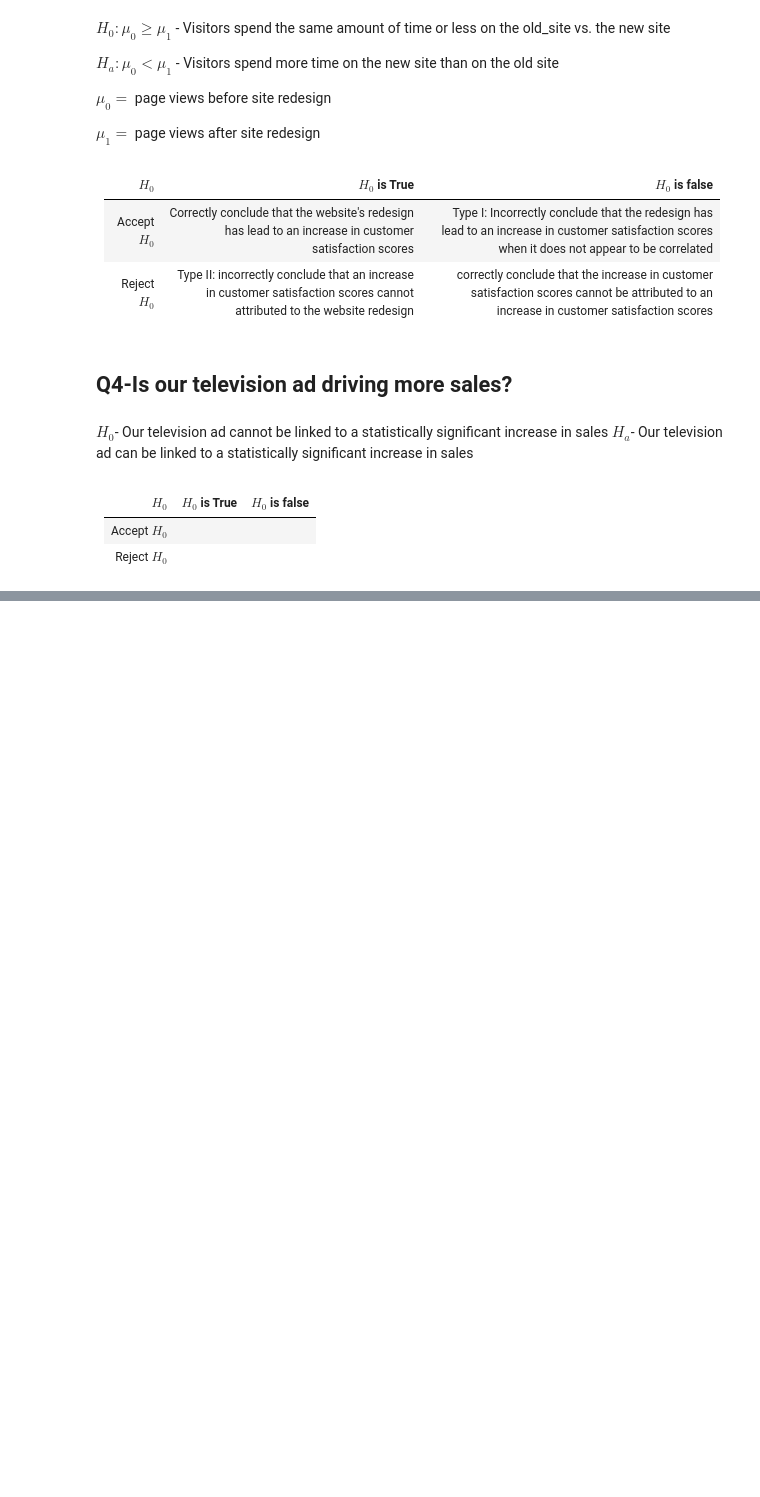
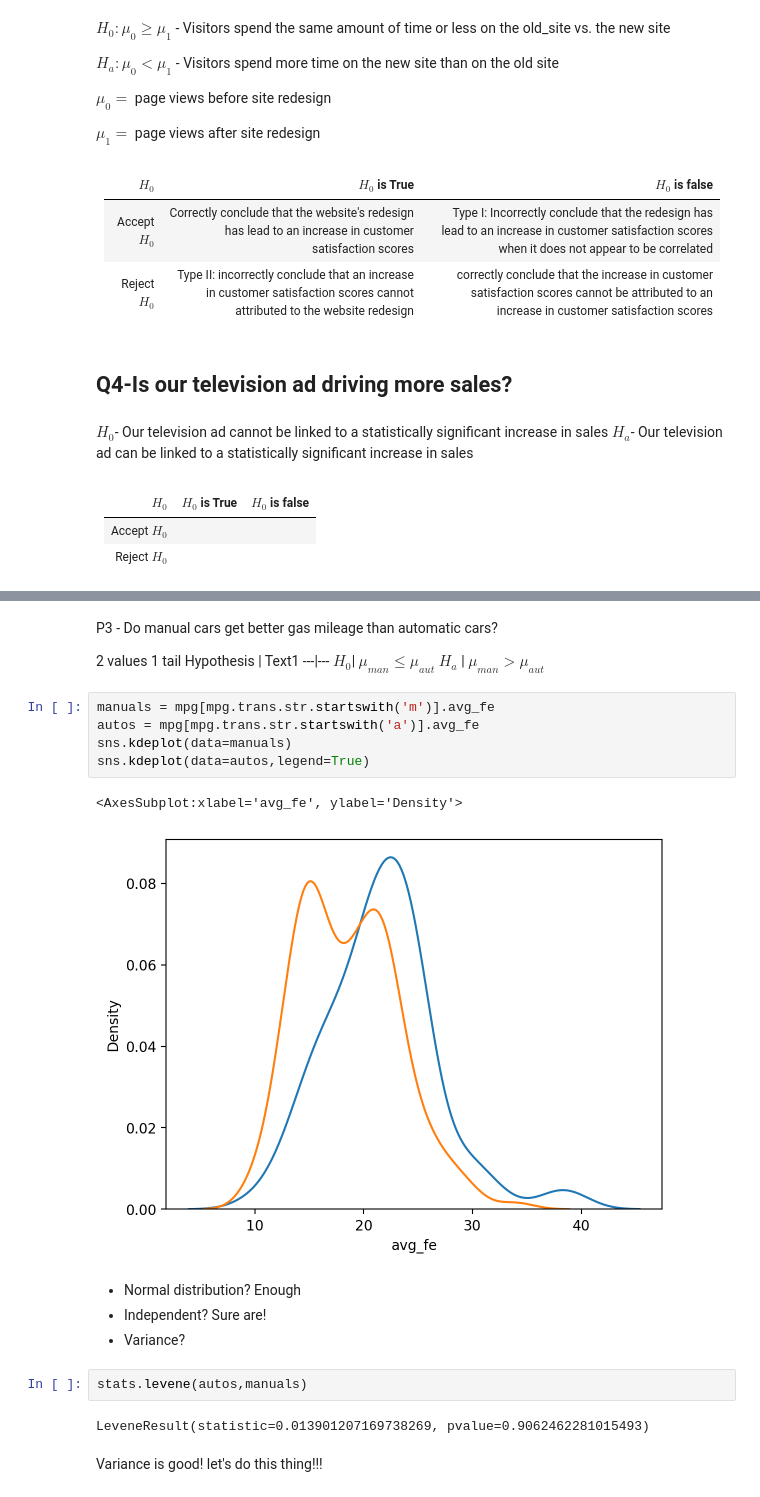
Before and after one commit to Is0metry/statistics-exercises, a Jupyter notebook: hypothesis_testing.ipynb, the cells around one changed output, grey strips where cells are left out. Drawn from its saved outputs; the diff is of its cells as text; blank space fills up the shorter version.

```diff
--- a/hypothesis_testing.ipynb
+++ b/hypothesis_testing.ipynb
@@ -43,0 +241,27 @@ Reject $H_{0}$ | |
+# %% [markdown]
+P3 - Do manual cars get better gas mileage than automatic cars?
+
+2 values
+1 tail
+Hypothesis | Text1
+---|---
+$H_0$| $\mu_{man} \leq \mu_{aut}$
+$H_a$ | $\mu_{man} > \mu_{aut}$
+# %%
+manuals = mpg[mpg.trans.str.startswith('m')].avg_fe
+autos = mpg[mpg.trans.str.startswith('a')].avg_fe
+sns.kdeplot(data=manuals)
+sns.kdeplot(data=autos,legend=True)
+# %% [output]
+<AxesSubplot:xlabel='avg_fe', ylabel='Density'>
+[figure, added]
+# %% [markdown]
+* Normal distribution? Enough
+* Independent? Sure are!
+* Variance?
+# %%
+stats.levene(autos,manuals)
+# %% [output]
+LeveneResult(statistic=0.013901207169738269, pvalue=0.9062462281015493)
+# %% [markdown]
+Variance is good! let's do this thing!!!
```
Also changed, not shown: parts of 39 cells of this notebook.
